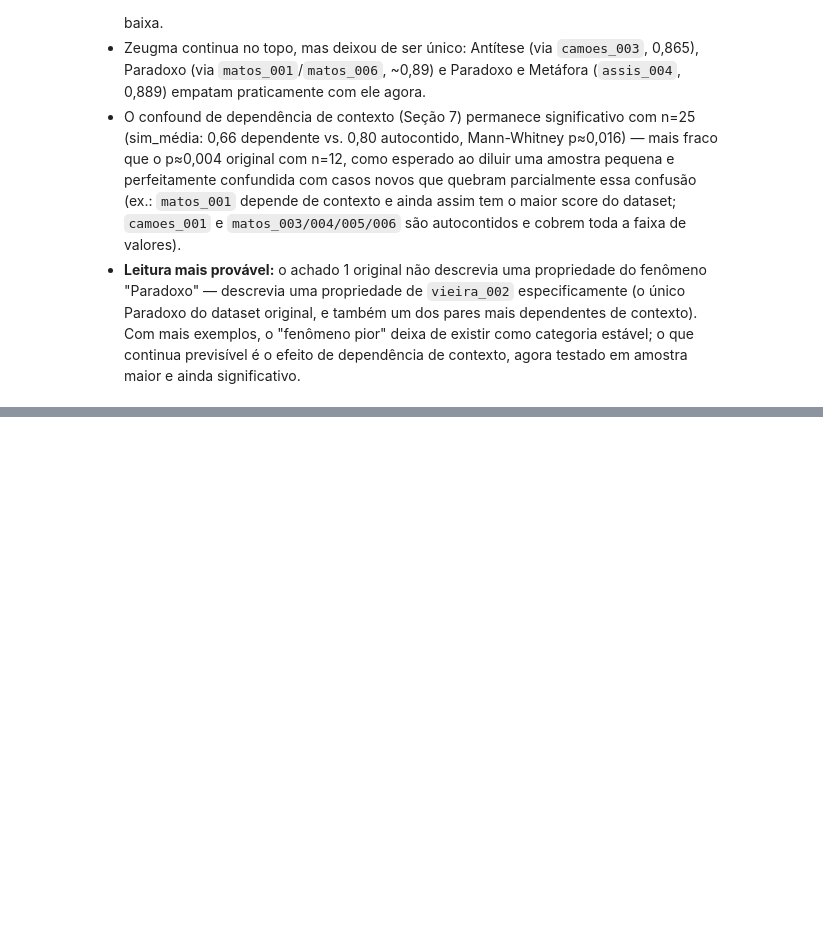
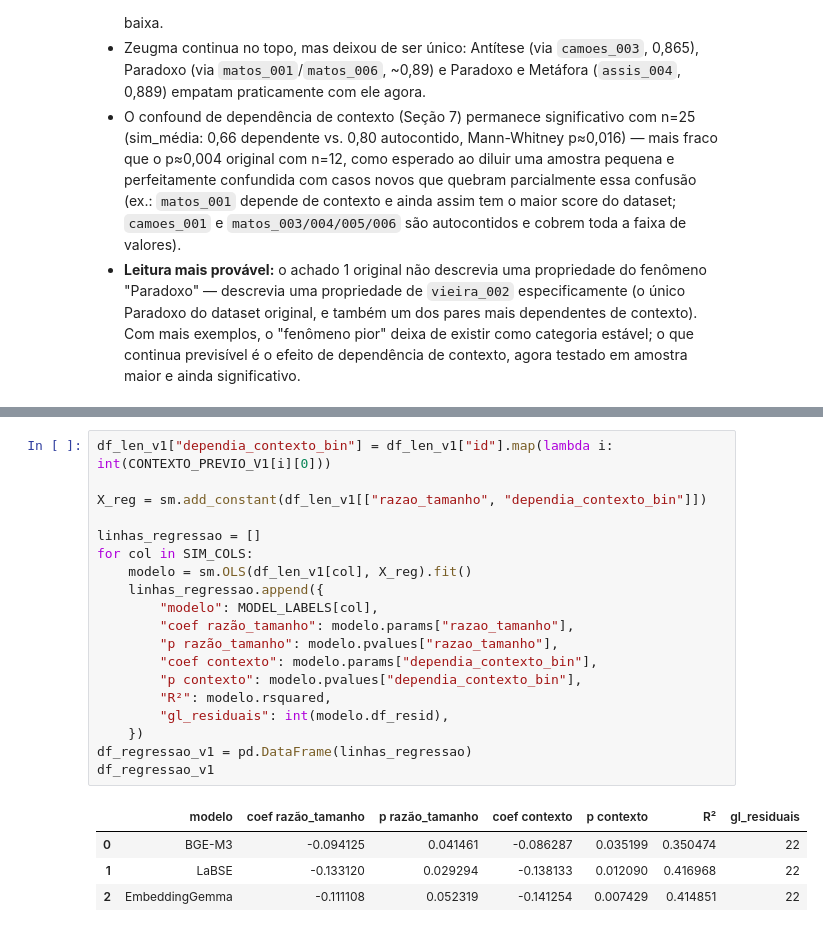
Before and after one commit to lalabohm/semantic-stress-lab, a Jupyter notebook: notebooks/exploratory_analysis.ipynb, the cells around one changed output, grey strips where cells are left out. Saved outputs shown, nothing was run; the diff lists cells and outputs as text; blank space fills up the shorter version.

```diff
--- a/notebooks/exploratory_analysis.ipynb
+++ b/notebooks/exploratory_analysis.ipynb
@@ -980,0 +1069,24 @@ Seção 7.
+# %%
+df_len_v1["dependia_contexto_bin"] = df_len_v1["id"].map(lambda i: int(CONTEXTO_PREVIO_V1[i][0]))
+
+X_reg = sm.add_constant(df_len_v1[["razao_tamanho", "dependia_contexto_bin"]])
+
+linhas_regressao = []
+for col in SIM_COLS:
+    modelo = sm.OLS(df_len_v1[col], X_reg).fit()
+    linhas_regressao.append({
+        "modelo": MODEL_LABELS[col],
+        "coef razão_tamanho": modelo.params["razao_tamanho"],
+        "p razão_tamanho": modelo.pvalues["razao_tamanho"],
+        "coef contexto": modelo.params["dependia_contexto_bin"],
+        "p contexto": modelo.pvalues["dependia_contexto_bin"],
+        "R²": modelo.rsquared,
+        "gl_residuais": int(modelo.df_resid),
+    })
+df_regressao_v1 = pd.DataFrame(linhas_regressao)
+df_regressao_v1
+# %% [output]
+|  | modelo | coef razão_tamanho | p razão_tamanho | coef contexto | p contexto | R² | gl_residuais |
+| 0 | BGE-M3 | -0.094125 | 0.041461 | -0.086287 | 0.035199 | 0.350474 | 22 |
+| 1 | LaBSE | -0.133120 | 0.029294 | -0.138133 | 0.012090 | 0.416968 | 22 |
+| 2 | EmbeddingGemma | -0.111108 | 0.052319 | -0.141254 | 0.007429 | 0.414851 | 22 |
```
Also changed, not shown: parts of 12 cells of this notebook, 8 other files.
